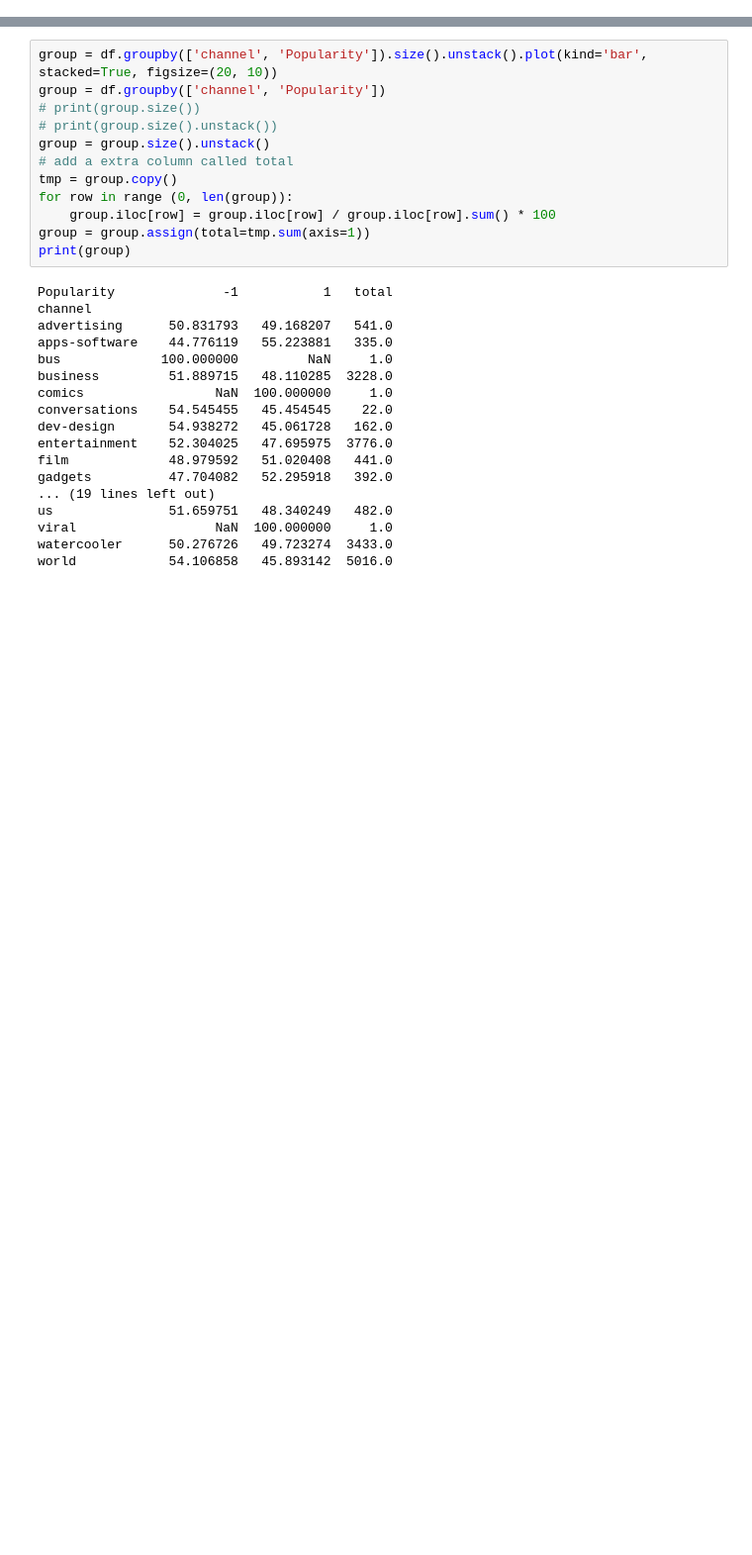
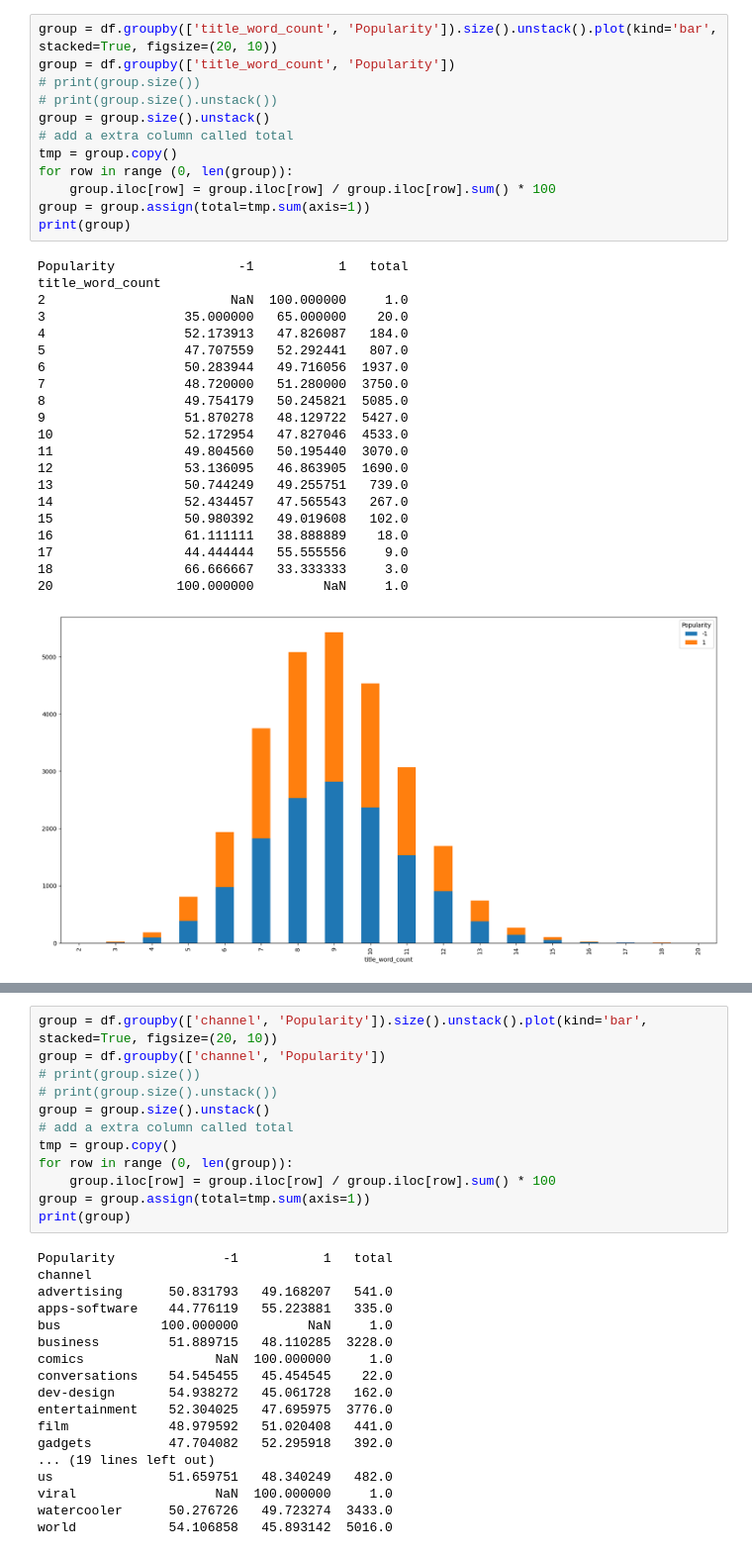
Before and after one commit to mygodimatomato/DeepLearning, a Jupyter notebook: Competition/Competition_1/mygodimatomato/Competition_1_analysis.ipynb, the cells around one changed output, grey strips where cells are left out. Shown at 99% size. Saved outputs shown, nothing was run; the diff lists cells and outputs as text; blank space fills up the shorter version.

```diff
--- a/Competition/Competition_1/mygodimatomato/Competition_1_analysis.ipynb
+++ b/Competition/Competition_1/mygodimatomato/Competition_1_analysis.ipynb
@@ -27,0 +75,34 @@ df.head()
+# %%
+group = df.groupby(['title_word_count', 'Popularity']).size().unstack().plot(kind='bar', stacked=True, figsize=(20, 10))
+group = df.groupby(['title_word_count', 'Popularity'])
+# print(group.size())
+# print(group.size().unstack())
+group = group.size().unstack()
+# add a extra column called total
+tmp = group.copy()
+for row in range (0, len(group)):
+    group.iloc[row] = group.iloc[row] / group.iloc[row].sum() * 100
+group = group.assign(total=tmp.sum(axis=1))
+print(group)
+# %% [output]
+Popularity                -1           1   total
+title_word_count
+2                        NaN  100.000000     1.0
+3                  35.000000   65.000000    20.0
+4                  52.173913   47.826087   184.0
+5                  47.707559   52.292441   807.0
+6                  50.283944   49.716056  1937.0
+7                  48.720000   51.280000  3750.0
+8                  49.754179   50.245821  5085.0
+9                  51.870278   48.129722  5427.0
+10                 52.172954   47.827046  4533.0
+11                 49.804560   50.195440  3070.0
+12                 53.136095   46.863905  1690.0
+13                 50.744249   49.255751   739.0
+14                 52.434457   47.565543   267.0
+15                 50.980392   49.019608   102.0
+16                 61.111111   38.888889    18.0
+17                 44.444444   55.555556     9.0
+18                 66.666667   33.333333     3.0
+20                100.000000         NaN     1.0
+[figure, added]
```
Also changed, not shown: parts of 11 cells of this notebook, 9 other files.
